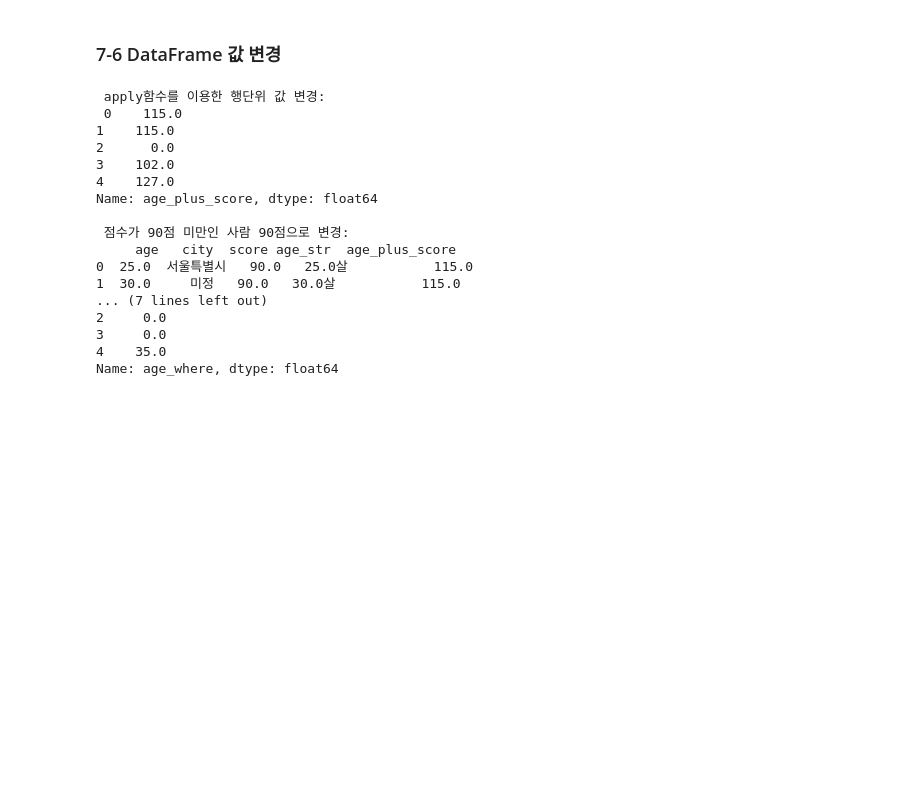
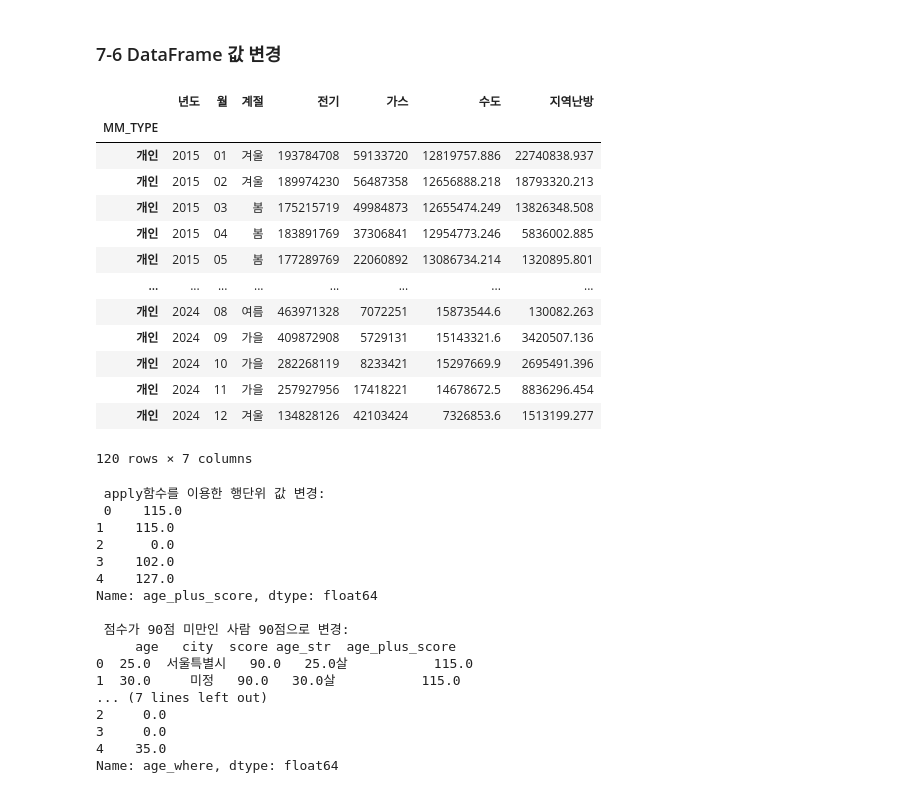
Before and after one commit to dlsdnsms/Data-Analysis-with-Open-Source, a Jupyter notebook: 오픈소스_데이터_분석_7강.ipynb, the cells around one changed output. Cells and saved outputs as stored; diff of their text form; code cells hidden in the pictures; blank space fills up the shorter version.

```diff
--- a/오픈소스_데이터_분석_7강.ipynb
+++ b/오픈소스_데이터_분석_7강.ipynb
@@ -333,6 +333,55 @@ ID         0
 dtype: int64
 # %% [markdown]
 ### 7-6 DataFrame 값 변경
+# %%
+import requests
+import time
+import pandas as pd
+import matplotlib.pyplot as plt
+import seaborn as sns
+import missingno as msno
+
+url = "http://openapi.seoul.go.kr:8088"
+api_key = "447a456b6c646c7332376747714374"
+TYPE = "json"
+SERVICE = "energyUseDataSummaryInfo"
+START_INDEX = "1"
+END_INDEX = "1000"
+
+result = []
+data = []
+
+for year in range(2015, 2025):
+    year = f"{year:04d}"
+    for month in range(1, 13):
+        month = f"{month:02d}"
+        api_url=f"{url}/{api_key}/{TYPE}/{SERVICE}/{START_INDEX}/{END_INDEX}/{year}/{month}"
+        response = requests.get(api_url)
+
+        result = response.json()['energyUseDataSummaryInfo']['row']
+
+        data.extend(result)
+
+df = pd.DataFrame(data).set_index('MM_TYPE')
+df = df.rename(columns={'YEAR':'년도', 'MON':'월', 'EUS':'전기', 'GUS':'가스', 'WUS':'수도','HUS':'지역난방'})
+
+df['계절'] = df['월'].replace({'01':'겨울', '02': '겨울','03':'봄','04':'봄','05':'봄','06':'여름','07':'여름','08':'여름','09':'가을', '10':'가을','11':'가을','12':'겨울'})
+df.loc["개인",['년도', '월', '계절', '전기', '가스', '수도', '지역난방']]
+# %% [output]
+|  | 년도 | 월 | 계절 | 전기 | 가스 | 수도 | 지역난방 |
+| MM_TYPE |  |  |  |  |  |  |  |
+| 개인 | 2015 | 01 | 겨울 | 193784708 | 59133720 | 12819757.886 | 22740838.937 |
+| 개인 | 2015 | 02 | 겨울 | 189974230 | 56487358 | 12656888.218 | 18793320.213 |
+| 개인 | 2015 | 03 | 봄 | 175215719 | 49984873 | 12655474.249 | 13826348.508 |
+| 개인 | 2015 | 04 | 봄 | 183891769 | 37306841 | 12954773.246 | 5836002.885 |
+| 개인 | 2015 | 05 | 봄 | 177289769 | 22060892 | 13086734.214 | 1320895.801 |
+| ... | ... | ... | ... | ... | ... | ... | ... |
+| 개인 | 2024 | 08 | 여름 | 463971328 | 7072251 | 15873544.6 | 130082.263 |
+| 개인 | 2024 | 09 | 가을 | 409872908 | 5729131 | 15143321.6 | 3420507.136 |
+| 개인 | 2024 | 10 | 가을 | 282268119 | 8233421 | 15297669.9 | 2695491.396 |
+| 개인 | 2024 | 11 | 가을 | 257927956 | 17418221 | 14678672.5 | 8836296.454 |
+| 개인 | 2024 | 12 | 겨울 | 134828126 | 42103424 | 7326853.6 | 1513199.277 |
+120 rows × 7 columns
 # %%
 import pandas as pd
 
```
